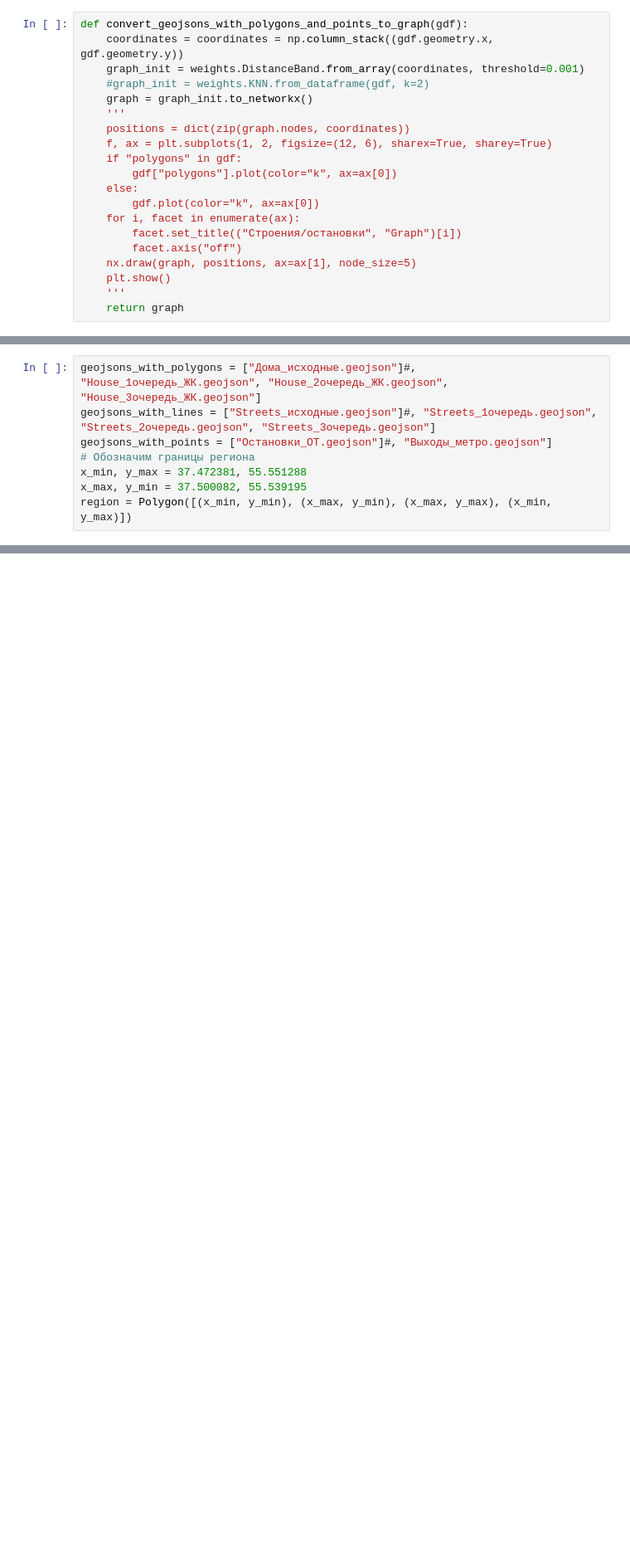
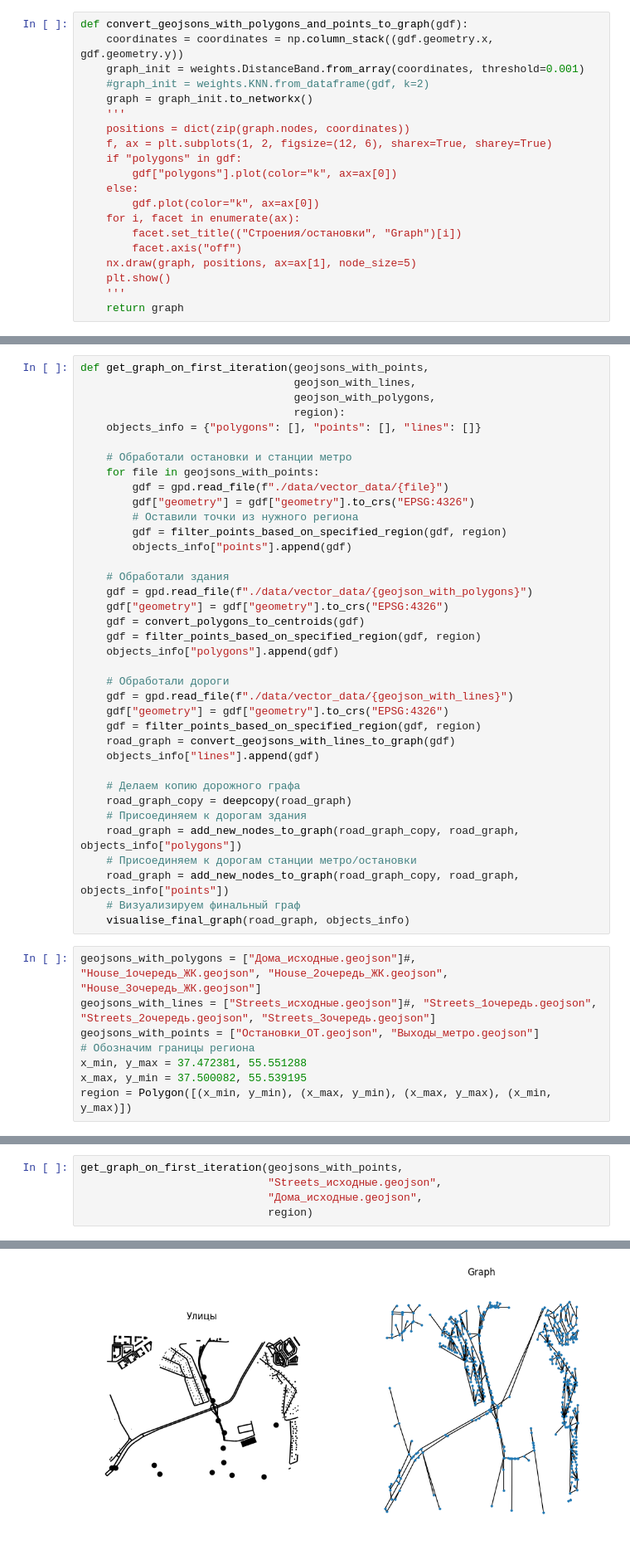
Before and after one commit to Chebart/AI_working_tool_for_urban_development_data, a Jupyter notebook: ml/parse_geojson.ipynb, the cells around one changed output, grey strips where cells are left out. Shown: that part at 83% size. Saved outputs shown, nothing was run; the diff lists cells and outputs as text; blank space fills up the shorter version.

Commit message:
create one graph for roads, houses and stops

```diff
--- a/ml/parse_geojson.ipynb
+++ b/ml/parse_geojson.ipynb
@@ -65,7 +83,44 @@ def visualise_final_graph(graph, objects_info):
+# %%
+def get_graph_on_first_iteration(geojsons_with_points,
+                                 geojson_with_lines,
+                                 geojson_with_polygons,
+                                 region):
+    objects_info = {"polygons": [], "points": [], "lines": []}
+
+    # Обработали остановки и станции метро
+    for file in geojsons_with_points:
+        gdf = gpd.read_file(f"./data/vector_data/{file}")
+        gdf["geometry"] = gdf["geometry"].to_crs("EPSG:4326")
+        # Оставили точки из нужного региона
+        gdf = filter_points_based_on_specified_region(gdf, region)
+        objects_info["points"].append(gdf)
+
+    # Обработали здания
+    gdf = gpd.read_file(f"./data/vector_data/{geojson_with_polygons}")
+    gdf["geometry"] = gdf["geometry"].to_crs("EPSG:4326")
+    gdf = convert_polygons_to_centroids(gdf)
+    gdf = filter_points_based_on_specified_region(gdf, region)
+    objects_info["polygons"].append(gdf)
+
+    # Обработали дороги
+    gdf = gpd.read_file(f"./data/vector_data/{geojson_with_lines}")
+    gdf["geometry"] = gdf["geometry"].to_crs("EPSG:4326")
+    gdf = filter_points_based_on_specified_region(gdf, region)
+    road_graph = convert_geojsons_with_lines_to_graph(gdf)
+    objects_info["lines"].append(gdf)
+
+    # Делаем копию дорожного графа
+    road_graph_copy = deepcopy(road_graph)
+    # Присоединяем к дорогам здания
+    road_graph = add_new_nodes_to_graph(road_graph_copy, road_graph, objects_info["polygons"])
+    # Присоединяем к дорогам станции метро/остановки
+    road_graph = add_new_nodes_to_graph(road_graph_copy, road_graph, objects_info["points"])
+    # Визуализируем финальный граф
+    visualise_final_graph(road_graph, objects_info)
 # %%
 geojsons_with_polygons = ["Дома_исходные.geojson"]#, "House_1очередь_ЖК.geojson", "House_2очередь_ЖК.geojson", "House_3очередь_ЖК.geojson"]
 geojsons_with_lines = ["Streets_исходные.geojson"]#, "Streets_1очередь.geojson", "Streets_2очередь.geojson", "Streets_3очередь.geojson"]
-geojsons_with_points = ["Остановки_ОТ.geojson"]#, "Выходы_метро.geojson"]
+geojsons_with_points = ["Остановки_ОТ.geojson", "Выходы_метро.geojson"]
 # Обозначим границы региона
 x_min, y_max = 37.472381, 55.551288
 x_max, y_min = 37.500082, 55.539195
@@ -118,0 +128,6 @@ result_graph = nx.union_all(graphs.values(), rename=graphs.keys())
+# %%
+get_graph_on_first_iteration(geojsons_with_points,
+                             "Streets_исходные.geojson",
+                             "Дома_исходные.geojson",
+                             region)
+# %% [output]
@@ -118,0 +137 @@ result_graph = nx.union_all(graphs.values(), rename=graphs.keys())
+[figure, added]
```
Also changed, not shown: parts of 6 cells of this notebook.
